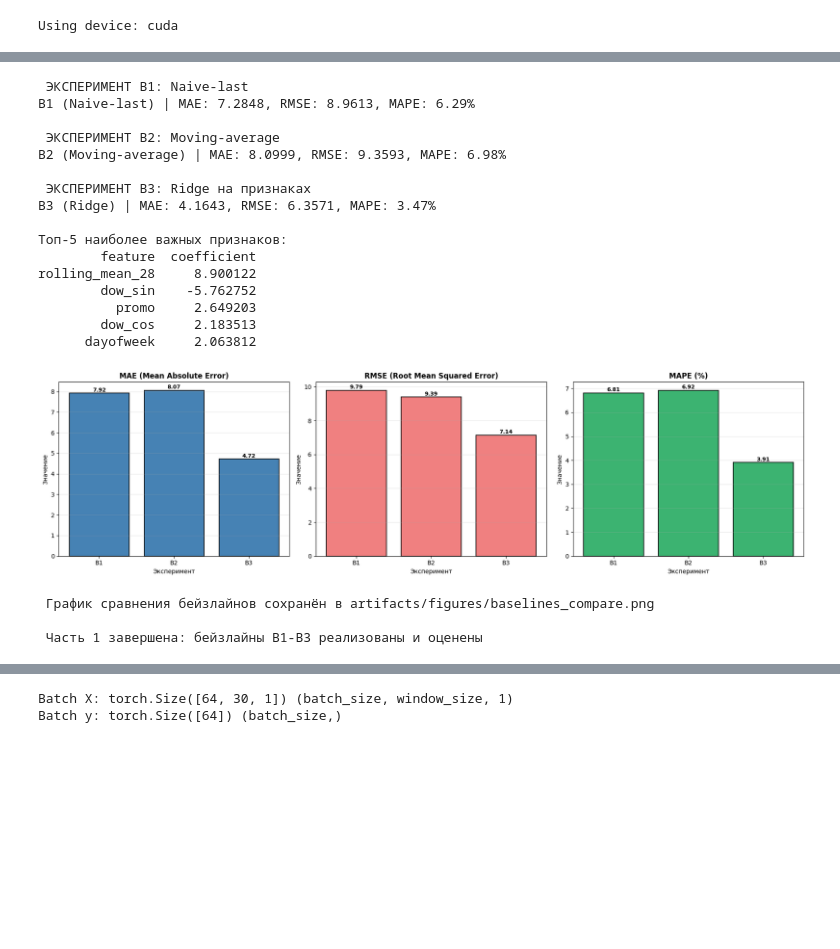
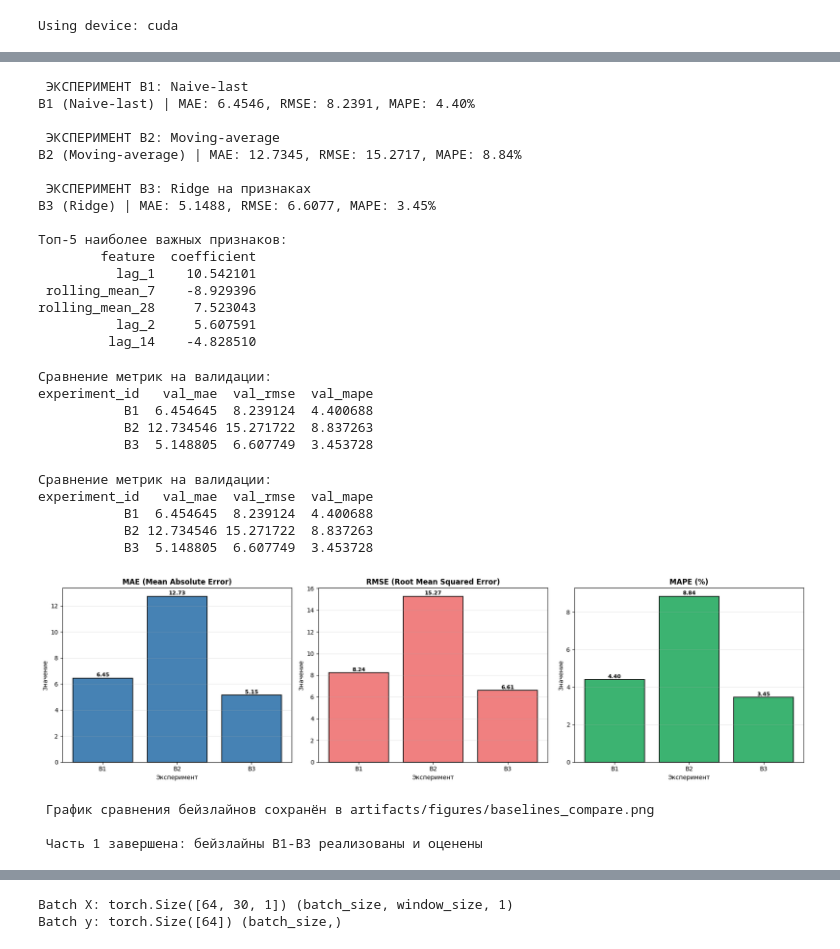
Before and after one commit to Fedyatch/aie_study, a Jupyter notebook: homeworks/HW12/HW12.ipynb, the cells around one changed output, grey strips where cells are left out. Saved outputs shown, nothing was run; the diff lists cells and outputs as text; code cells hidden in the pictures; blank space fills up the shorter version.

```diff
--- a/homeworks/HW12/HW12.ipynb
+++ b/homeworks/HW12/HW12.ipynb
@@ -215,7 +178,6 @@ Test:  180 строк | 2023-10-18 → 2024-04-14
 # 4. Создание признаков для бейзлайнов
 
 def add_calendar_features(df: pd.DataFrame) -> pd.DataFrame:
-    """Добавляет календарные признаки (день недели, месяц, циклическое кодирование)."""
     out = df.copy()
     out["dayofweek"] = out["date"].dt.dayofweek
     out["month"] = out["date"].dt.month
@@ -225,7 +187,7 @@ def add_calendar_features(df: pd.DataFrame) -> pd.DataFrame:
     out["month_cos"] = np.cos(2 * np.pi * out["month"] / 12)
     return out
 
-def add_lag_features(df: pd.DataFrame, target_col: str = "sales") -> pd.DataFrame:
+def add_lag_features(df: pd.DataFrame, target_col: str = "target") -> pd.DataFrame:
     """Добавляет лаговые и скользящие признаки БЕЗ утечки из будущего."""
     out = df.copy()
 
@@ -277,26 +239,23 @@ def calculate_metrics(y_true: np.ndarray, y_pred: np.ndarray) -> Dict[str, float
     mape = np.mean(np.abs((y_true - y_pred) / np.where(y_true != 0, y_true, 1))) * 100
     return {"mae": mae, "rmse": rmse, "mape": mape}
 
-# B1: Naive-last
-
+# B1: Naive-last (ИСПРАВЛЕНО: "target" вместо "sales")
 y_pred_b1 = val_feat["lag_1"].values
-metrics_b1 = calculate_metrics(val_feat["sales"].values, y_pred_b1)
+metrics_b1 = calculate_metrics(val_feat["target"].values, y_pred_b1)  # ← "target"
 
 print("\n ЭКСПЕРИМЕНТ B1: Naive-last")
 print(f"B1 (Naive-last) | MAE: {metrics_b1['mae']:.4f}, RMSE: {metrics_b1['rmse']:.4f}, MAPE: {metrics_b1['mape']:.2f}%")
 
-# B2: Moving-average
-
+# B2: Moving-average (ИСПРАВЛЕНО: "target" вместо "sales")
 y_pred_b2 = val_feat["rolling_mean_7"].values
-metrics_b2 = calculate_metrics(val_feat["sales"].values, y_pred_b2)
+metrics_b2 = calculate_metrics(val_feat["target"].values, y_pred_b2)  # ← "target"
 
 print("\n ЭКСПЕРИМЕНТ B2: Moving-average")
 print(f"B2 (Moving-average) | MAE: {metrics_b2['mae']:.4f}, RMSE: {metrics_b2['rmse']:.4f}, MAPE: {metrics_b2['mape']:.2f}%")
 
-# B3: Ridge на признаках
-
+# B3: Ridge на признаках (ИСПРАВЛЕНО: убран "promo", "target" вместо "sales")
 feature_cols = [
-    "promo",
+    # "promo",  # ← УДАЛЕНО: в реальном датасете нет колонки "promo"
     "dayofweek", "month",
     "dow_sin", "dow_cos",
     "month_sin", "month_cos",
@@ -304,7 +263,7 @@ feature_cols = [
     "rolling_mean_7", "rolling_std_7", "rolling_mean_28", "rolling_std_28",
 ]
 
-target_col = "sales"
+target_col = "target"  # ← ИСПРАВЛЕНО: "target" вместо "sales"
 
 X_train = train_feat[feature_cols].values
 y_train = train_feat[target_col].values
@@ -340,53 +299,86 @@ print("\nТоп-5 наиболее важных признаков:")
 print(feature_importance.head(5).to_string(index=False))
 # %% [output]
  ЭКСПЕРИМЕНТ B1: Naive-last
-B1 (Naive-last) | MAE: 7.2848, RMSE: 8.9613, MAPE: 6.29%
+B1 (Naive-last) | MAE: 6.4546, RMSE: 8.2391, MAPE: 4.40%
 
  ЭКСПЕРИМЕНТ B2: Moving-average
-B2 (Moving-average) | MAE: 8.0999, RMSE: 9.3593, MAPE: 6.98%
+B2 (Moving-average) | MAE: 12.7345, RMSE: 15.2717, MAPE: 8.84%
 
  ЭКСПЕРИМЕНТ B3: Ridge на признаках
-B3 (Ridge) | MAE: 4.1643, RMSE: 6.3571, MAPE: 3.47%
+B3 (Ridge) | MAE: 5.1488, RMSE: 6.6077, MAPE: 3.45%
 
 Топ-5 наиболее важных признаков:
         feature  coefficient
-rolling_mean_28     8.900122
-        dow_sin    -5.762752
-          promo     2.649203
-        dow_cos     2.183513
-      dayofweek     2.063812
+          lag_1    10.542101
+ rolling_mean_7    -8.929396
+rolling_mean_28     7.523043
+          lag_2     5.607591
+         lag_14    -4.828510
+# %%
+metrics_df = pd.DataFrame({
+    "experiment_id": ["B1", "B2", "B3"],
+    "val_mae": [metrics_b1["mae"], metrics_b2["mae"], metrics_b3["mae"]],
+    "val_rmse": [metrics_b1["rmse"], metrics_b2["rmse"], metrics_b3["rmse"]],
+    "val_mape": [metrics_b1["mape"], metrics_b2["mape"], metrics_b3["mape"]]
+})
+
+print("Сравнение метрик на валидации:")
+print(metrics_df.to_string(index=False))
+# %% [output]
+Сравнение метрик на валидации:
+experiment_id   val_mae  val_rmse  val_mape
+           B1  6.454645  8.239124  4.400688
+           B2 12.734546 15.271722  8.837263
+           B3  5.148805  6.607749  3.453728
 # %%
+# Создание датафрейма для сравнения метрик B1-B3
+
+metrics_df = pd.DataFrame({
+    "experiment_id": ["B1", "B2", "B3"],
+    "val_mae": [metrics_b1["mae"], metrics_b2["mae"], metrics_b3["mae"]],
+    "val_rmse": [metrics_b1["rmse"], metrics_b2["rmse"], metrics_b3["rmse"]],
+    "val_mape": [metrics_b1["mape"], metrics_b2["mape"], metrics_b3["mape"]]
+})
+
+print("Сравнение метрик на валидации:")
+print(metrics_df.to_string(index=False))
+
 # Bar plot сравнения метрик
 
 fig, axes = plt.subplots(1, 3, figsize=(18, 5))
 
 metrics_to_plot = ["val_mae", "val_rmse", "val_mape"]
 titles = ["MAE (Mean Absolute Error)", "RMSE (Root Mean Squared Error)", "MAPE (%)"]
 colors = ["steelblue", "lightcoral", "mediumseagreen"]
 
 for i, (metric, title) in enumerate(zip(metrics_to_plot, titles)):
     bars = axes[i].bar(metrics_df["experiment_id"], metrics_df[metric], color=colors[i], edgecolor="black", linewidth=1.2)
     axes[i].set_title(title, fontsize=12, fontweight='bold')
     axes[i].set_xlabel("Эксперимент", fontsize=10)
     axes[i].set_ylabel("Значение", fontsize=10)
     axes[i].grid(axis='y', alpha=0.3)
 
     # Добавляем значения над столбцами
     for bar, value in zip(bars, metrics_df[metric]):
         axes[i].text(bar.get_x() + bar.get_width()/2, bar.get_height() + 0.01,
                     f'{value:.2f}', ha='center', va='bottom', fontsize=9, fontweight='bold')
 
 plt.tight_layout()
 plt.savefig('artifacts/figures/baselines_compare.png', dpi=150, bbox_inches='tight')
 plt.show()
 
 print("\n График сравнения бейзлайнов сохранён в artifacts/figures/baselines_compare.png")
 print("\n Часть 1 завершена: бейзлайны B1-B3 реализованы и оценены")
 # %% [output]
+Сравнение метрик на валидации:
+experiment_id   val_mae  val_rmse  val_mape
+           B1  6.454645  8.239124  4.400688
+           B2 12.734546 15.271722  8.837263
+           B3  5.148805  6.607749  3.453728
-[figure, old version]
+[figure, new version]
- График сравнения бейзлайнов сохранён в artifacts/figures/baselines_compare.png
-
- Часть 1 завершена: бейзлайны B1-B3 реализованы и оценены
+ График сравнения бейзлайнов сохранён в artifacts/figures/baselines_compare.png
+
+ Часть 1 завершена: бейзлайны B1-B3 реализованы и оценены
 # %%
 # 7. Подготовка данных для GRU
 
```
Also changed, not shown: parts of 7 cells of this notebook, 10 other files.
